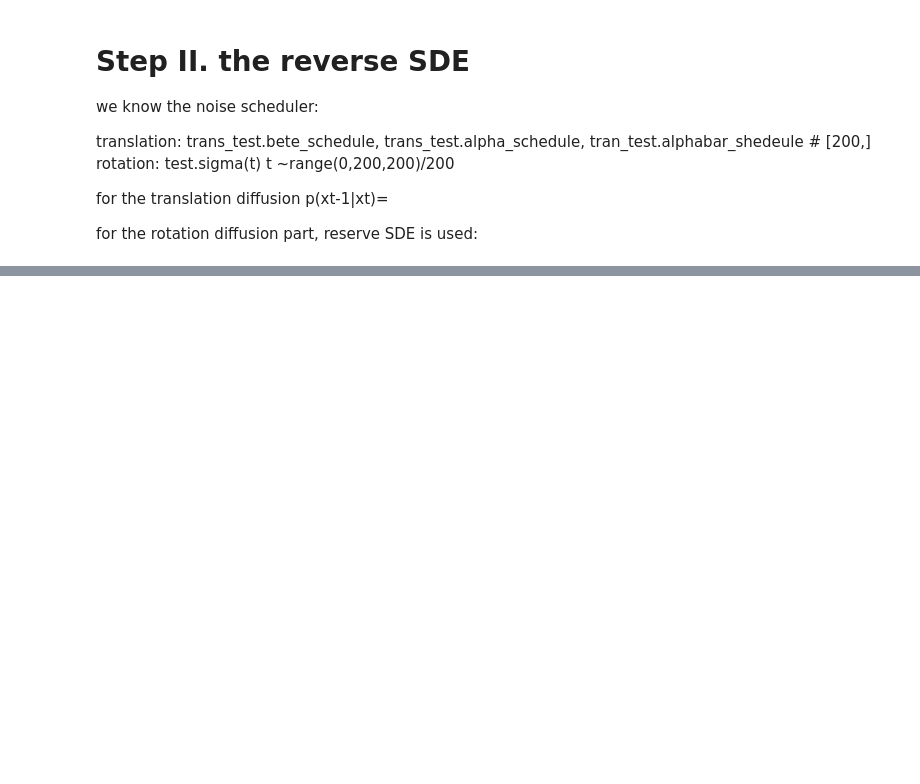
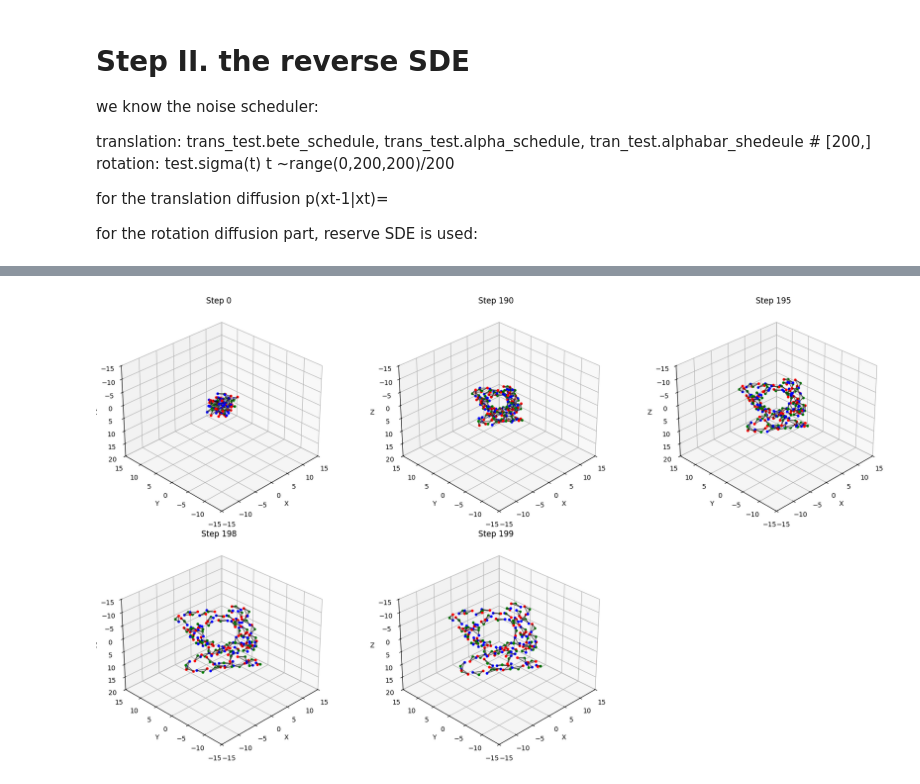
Before and after one commit to Xyunyao/RFDiffusion_breakdown, a Jupyter notebook: RF_test.ipynb, the cells around one changed output, grey strips where cells are left out. Cells and saved outputs as stored; diff of their text form; code cells hidden in the pictures; blank space fills up the shorter version.

Commit message:
show forward and reverse diffusion

```diff
--- a/RF_test.ipynb
+++ b/RF_test.ipynb
@@ -578,0 +581,77 @@ SyntaxError: invalid syntax (1285157280.py, line 55)
+# %%
+# test EulerMaruyama simulatior
+from tqdm import tqdm
+
+test_simulator = EulerMaruyama(diffuser=trans_test)
+
+#test_simulator.diffuser.beta_schedule.shape
+ts=descending_range = range(199, -1, -1)
+#results=test_simulator.simulate_with_trajectory(diffused_BB[None,199,:,:,:], diffused_BB[None,0,:,:,:], ts)
+
+results=test_simulator.simulate_with_trajectory(diffused_T.transpose(0,1)[None,199,:,:,:], diffused_T.transpose(0,1)[None,0,:,:,:], ts)
+# %%
+print(results.shape)
+# visualize the final diffused protein with both rotation and translation
+
+import numpy as np
+import matplotlib.pyplot as plt
+from mpl_toolkits.mplot3d import Axes3D
+from mpl_toolkits.mplot3d.art3d import Poly3DCollection
+
+
+# Step indexes you want to visualize
+step_indexes = [0, 190, 195, 198, 199]  # You can change this
+
+# Setup subplots
+n_steps = len(step_indexes)
+cols = min(n_steps, 3)
+rows = (n_steps + cols - 1) // cols
+
+fig = plt.figure(figsize=(6 * cols, 5 * rows))
+
+res_adj = results.squeeze(0).transpose(0,1)  # Remove the batch dimension
+# res shape: [n, L, 3, 3]
+for i, step_index in enumerate(step_indexes):
+    coords = res_adj[ :,step_index, :, :]  # shape: [res_num, 3, 3]
+
+    res_num = res_adj.shape[0]
+
+    ax = fig.add_subplot(rows, cols, i + 1, projection='3d')
+
+    for res in range(res_num):
+        n = coords[res, 0]
+        ca = coords[res, 1]
+        c = coords[res, 2]
+
+        #FIX: Convert points to list
+        triangle = [n.tolist(), ca.tolist(), c.tolist()]
+        poly = Poly3DCollection([triangle], alpha=0.6)
+        poly.set_facecolor('lightgray')
+        poly.set_edgecolor('k')
+        ax.add_collection3d(poly)
+        ax.plot(*zip(n, ca), color='gray')
+        ax.plot(*zip(ca, c), color='gray')
+
+        ax.scatter(*n, color='blue', s=10)
+        ax.scatter(*ca, color='green', s=10)
+        ax.scatter(*c, color='red', s=10)
+
+    n_ca_dists = np.linalg.norm(coords[:, 0] - coords[:, 1], axis=-1)
+    ca_c_dists = np.linalg.norm(coords[:, 1] - coords[:, 2], axis=-1)
+
+    print("NCA avg:", np.mean(n_ca_dists), "std:", np.std(n_ca_dists))
+    print("CAC  avg:", np.mean(ca_c_dists), "std:", np.std(ca_c_dists))
+
+
+    ax.set_title(f"Step {step_index}")
+    ax.set_xlim([15, -15])
+    ax.set_ylim([15, -15])
+    ax.set_zlim([20, -15])
+    ax.set_xlabel("X")
+    ax.set_ylabel("Y")
+    ax.set_zlabel("Z")
+    ax.view_init(elev=30, azim=45)
+
+plt.tight_layout()
+plt.show()
+# %% [output]
@@ -578,0 +669 @@ SyntaxError: invalid syntax (1285157280.py, line 55)
+[figure, added]
```
Also changed, not shown: parts of 19 cells of this notebook, 3 other files.
